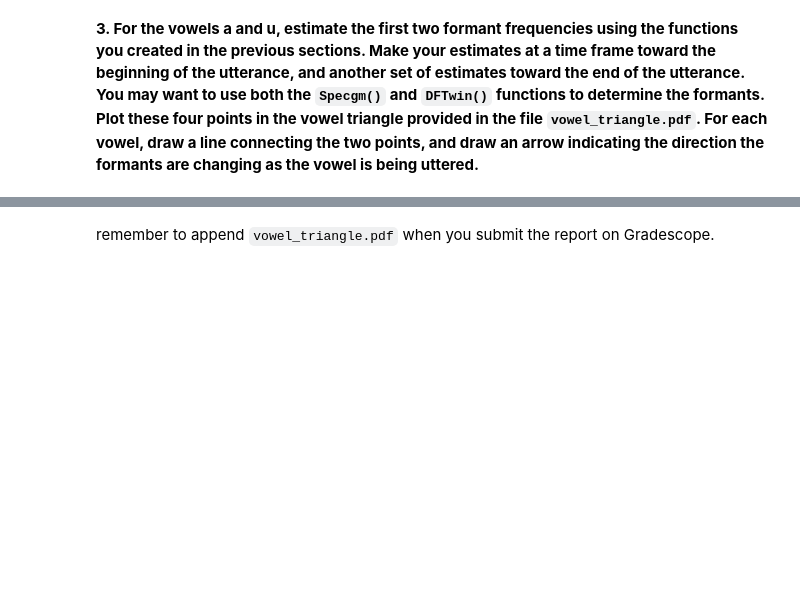
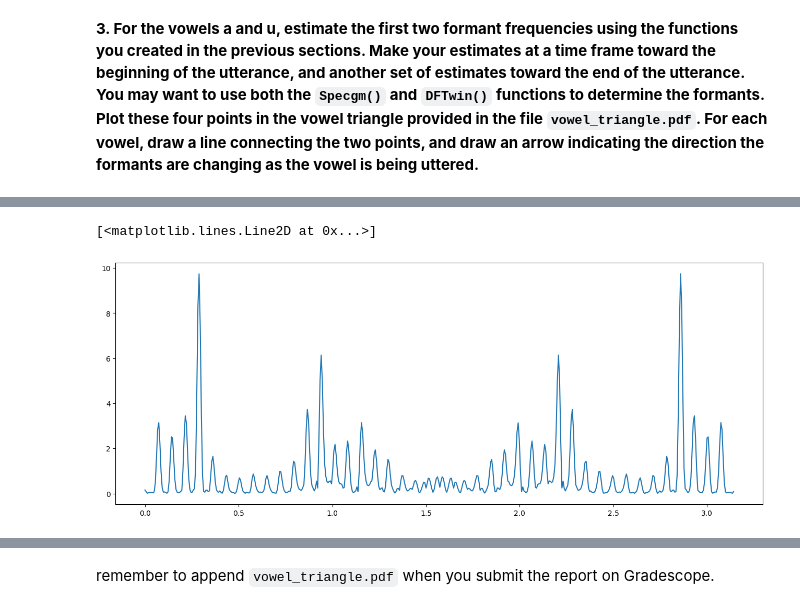
Before and after one commit to cdavin2/dsp_lab09a, a Jupyter notebook: lab09a_final_report.ipynb, the cells around one changed output, grey strips where cells are left out. Drawn from its saved outputs; the diff is of its cells as text; code cells hidden in the pictures; blank space fills up the shorter version.

```diff
--- a/lab09a_final_report.ipynb
+++ b/lab09a_final_report.ipynb
@@ -360,4 +368,7 @@ plt.imshow(20*np.log10(Specgm(u, 320, 60, 512)), extent=[0, len(signal) / 8000,
 # %%
 w = np.linspace(0, np.pi, 512)
-STDFT_voice = DFTwin(go, len(go_voiced_6), 2980, 512)
-plt.plot(w, STDFT_voice)
+STDFT_a = DFTwin(a, len(a_voiced), 4505, 512)
+plt.plot(w, STDFT_a)
+# %% [output]
+[<matplotlib.lines.Line2D at 0x...>]
+[figure, added]
```
Also changed, not shown: parts of 8 cells of this notebook.
